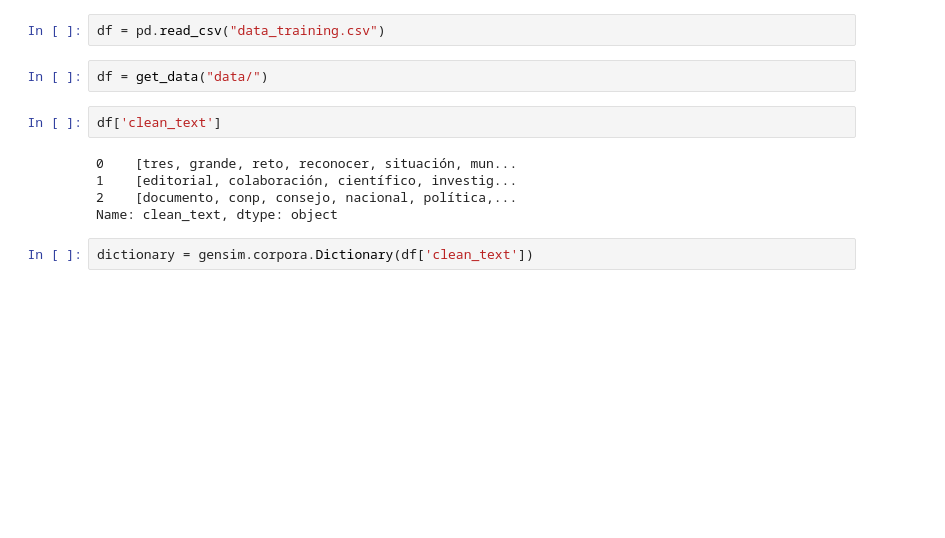
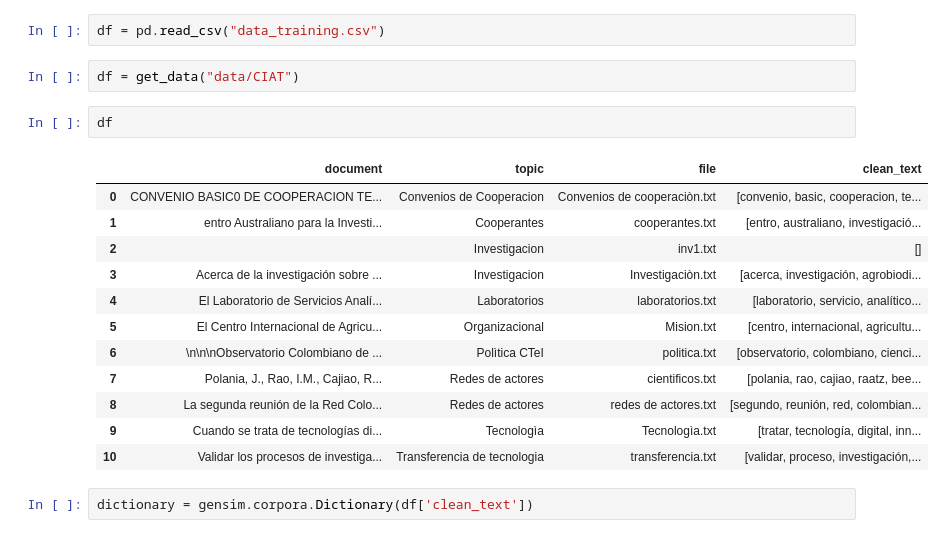
Before and after one commit to Wilmar3752/nlp_treedata, a Jupyter notebook: ensayos.ipynb, the cells around one changed output. Saved outputs shown, nothing was run; the diff lists cells and outputs as text; blank space fills up the shorter version.

```diff
--- a/ensayos.ipynb
+++ b/ensayos.ipynb
@@ -17,14 +17,22 @@ np.random.seed(2018)
 # %%
 df = pd.read_csv("data_training.csv")
 # %%
-df = get_data("data/")
+df = get_data("data/CIAT")
 # %%
-df['clean_text']
+df
 # %% [output]
-0    [tres, grande, reto, reconocer, situación, mun...
-1    [editorial, colaboración, científico, investig...
-2    [documento, conp, consejo, nacional, política,...
-Name: clean_text, dtype: object
+|  | document | topic | file | clean_text |
+| 0 | CONVENIO BASIC0 DE COOPERACION TE... | Convenios de Cooperacion | Convenios de cooperaciòn.txt | [convenio, basic, cooperacion, te... |
+| 1 | entro Australiano para la Investi... | Cooperantes | cooperantes.txt | [entro, australiano, investigació... |
+| 2 |  | Investigacion | inv1.txt | [] |
+| 3 | Acerca de la investigación sobre ... | Investigacion | Investigaciòn.txt | [acerca, investigación, agrobiodi... |
+| 4 | El Laboratorio de Servicios Analí... | Laboratorios | laboratorios.txt | [laboratorio, servicio, analítico... |
+| 5 | El Centro Internacional de Agricu... | Organizacional | Mision.txt | [centro, internacional, agricultu... |
+| 6 | \n\n\nObservatorio Colombiano de ... | Polìtica CTeI | politica.txt | [observatorio, colombiano, cienci... |
+| 7 | Polania, J., Rao, I.M., Cajiao, R... | Redes de actores | cientificos.txt | [polania, rao, cajiao, raatz, bee... |
+| 8 | La segunda reunión de la Red Colo... | Redes de actores | redes de actores.txt | [segundo, reunión, red, colombian... |
+| 9 | Cuando se trata de tecnologías di... | Tecnologìa | Tecnologìa.txt | [tratar, tecnología, digital, inn... |
+| 10 | Validar los procesos de investiga... | Transferencia de tecnologia | transferencia.txt | [validar, proceso, investigación,... |
 # %%
 dictionary = gensim.corpora.Dictionary(df['clean_text'])
 # %%
```
